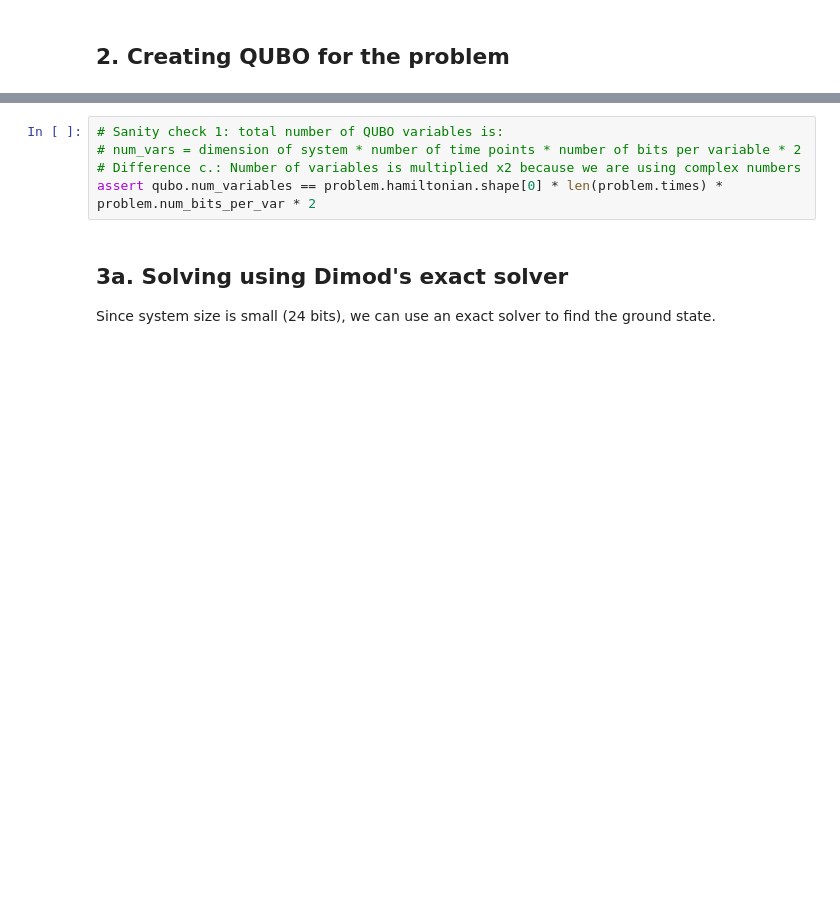
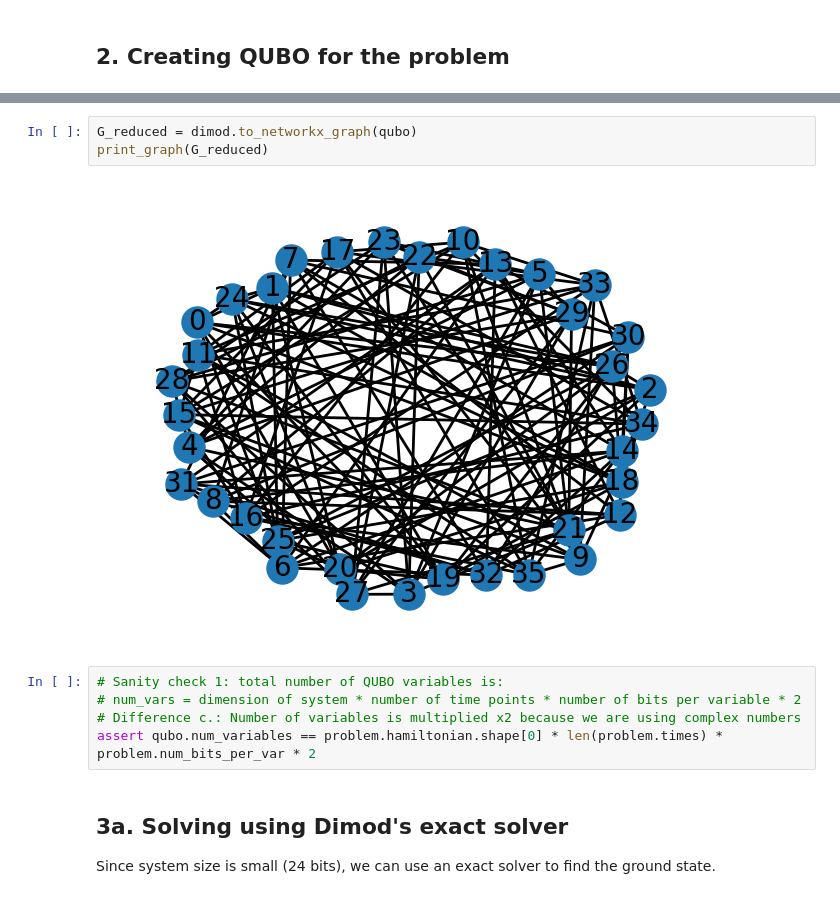
Before and after one commit to atg205/DWaveDynamics, a Jupyter notebook: notebooks/02 - Full Workflow (Qubit).ipynb, the cells around one changed output, grey strips where cells are left out. Cells and saved outputs as stored; diff of their text form; blank space fills up the shorter version.

```diff
--- a/notebooks/02 - Full Workflow (Qubit).ipynb
+++ b/notebooks/02 - Full Workflow (Qubit).ipynb
@@ -32,3 +105,8 @@ qubo = problem.qubo(objective=Objective.norm)  # Other choice would be to use Ob
+# %%
+G_reduced = dimod.to_networkx_graph(qubo)
+print_graph(G_reduced)
+# %% [output]
+[figure, added]
 # %%
 # Sanity check 1: total number of QUBO variables is:
 # num_vars = dimension of system * number of time points * number of bits per variable * 2
```
Also changed, not shown: parts of 16 cells of this notebook, 3 other files.
